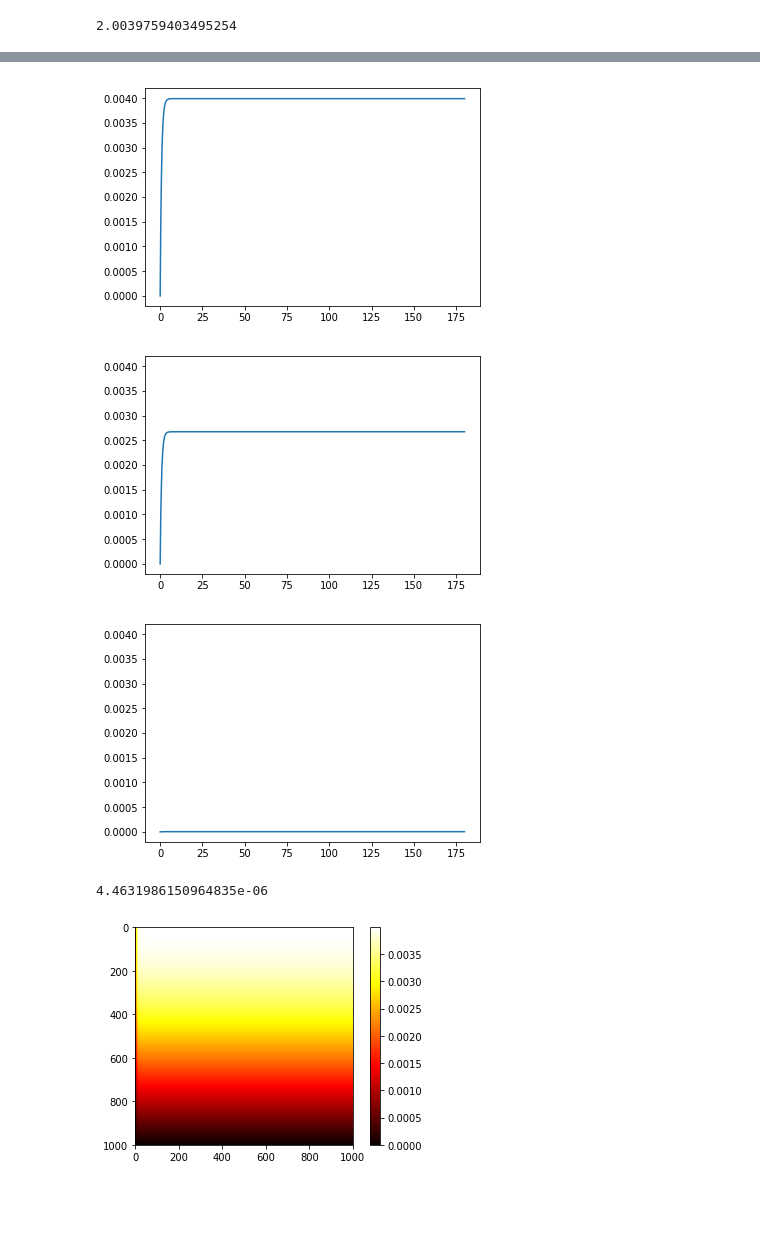
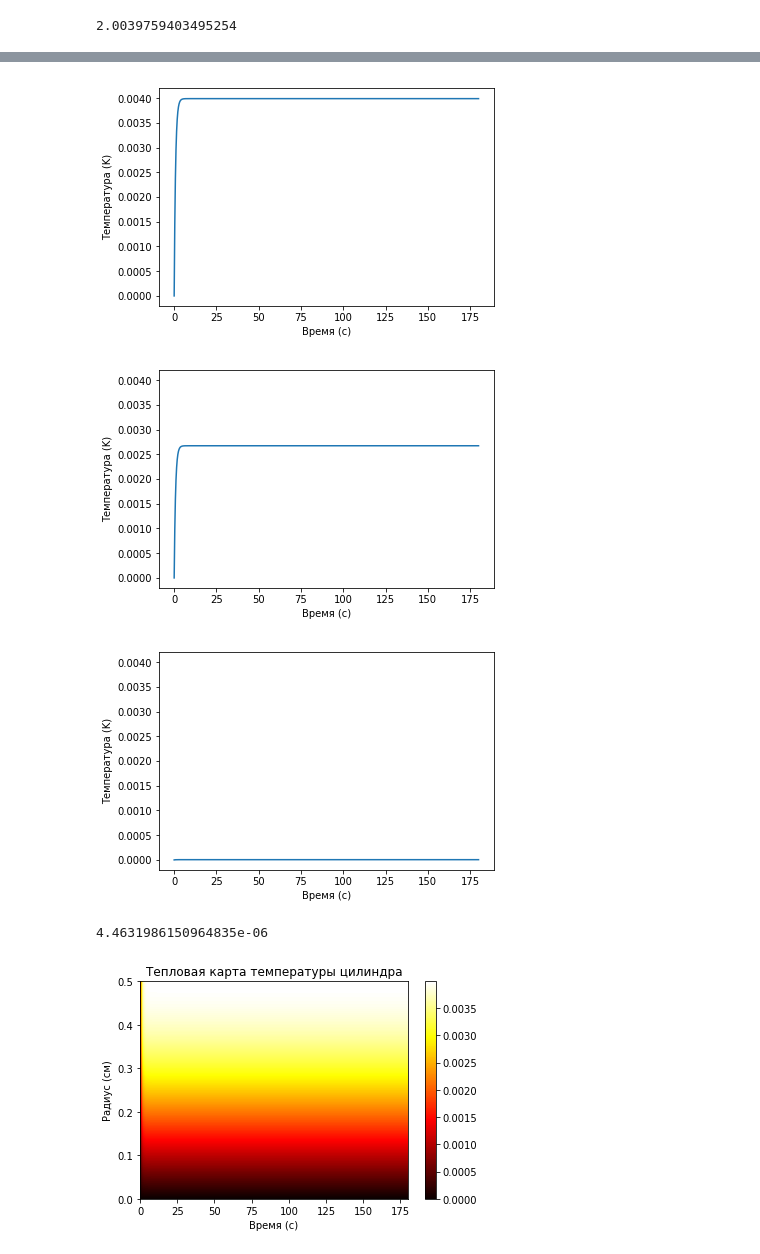
Before and after one commit to LinarKulinar/Numerical-Methods-in-Equations-of-Mathematical-Physics, a Jupyter notebook: analitic_solution.ipynb, the cells around one changed output, grey strips where cells are left out. Saved outputs shown, nothing was run; the diff lists cells and outputs as text; code cells hidden in the pictures; blank space fills up the shorter version.

```diff
--- a/analitic_solution.ipynb
+++ b/analitic_solution.ipynb
@@ -3,13 +3,14 @@ import numpy as np
 import matplotlib.pyplot as plt
 # %%
 # Данные константы
-k = 0.011
-c = 1.6
-alpha = 0.5
-l = 0.5 # длина цилиндра
-radius = 4 # радиус
-beta = 0.008
-t = 180 # время наблюдения
+k = 0.011  # (Вт/см/K)
+c = 1.6  # (Дж/см3/K)
+alpha = 0.5  # (Вт/см/K)
+l = 0.5  # длина цилиндра
+radius = 4  # радиус (см)
+beta = 0.008  # (1/см)
+u0 = 0  # (С)
+t = 180  # время наблюдения (c)
 # %%
 # Задаем число отсчетов и шаги
 num_m = 1000
@@ -17,7 +18,7 @@ num_i = 1000
 tau = t/num_m # шаг по времени
 h = radius/num_i # шаг по координате r
 r_arr = np.linspace(0,l,num_i)
-time_arr = np.linspace(0,t,num_m)
+t_arr = np.linspace(0,t,num_m)
 w = np.zeros((num_i, num_m))
 # %%
 import scipy.optimize
@@ -53,4 +56,6 @@ for i in range(num_i):
         time = m*tau
         r_coordinate = i*h
         w[i,m] = beta/k1*(1-np.exp(-k1/c*time))*scipy.special.jv(0,mu1*r_coordinate/radius)
+# %%
+v = w + u0
 # %%
@@ -74,29 +85,39 @@ plt.show()
 # %%
-plt.plot(time_arr,w[0,:]) # распредление по времени во точке r = 0
+plt.plot(t_arr,v[0,:]) # распредление по времени во точке r = 0
 plt.ylim((-0.0002, 0.0042))
+plt.ylabel('Температура (K)')
+plt.xlabel('Время (с)')
 plt.show()
 # %% [output]
-[figure, old version]
+[figure, new version]
 # %%
-plt.plot(time_arr,w[500,:]) # распредление по времени во точке r = R/2
+plt.plot(t_arr,v[500,:]) # распредление по времени во точке r = R/2
 plt.ylim((-0.0002, 0.0042))
+plt.ylabel('Температура (K)')
+plt.xlabel('Время (с)')
 plt.show()
 # %% [output]
-[figure, old version]
+[figure, new version]
 # %%
-plt.plot(time_arr,w[-1,:]) # распредление по времени во точке r = R
+plt.plot(t_arr,v[-1,:]) # распредление по времени во точке r = R
 plt.ylim((-0.0002, 0.0042))
+plt.ylabel('Температура (K)')
+plt.xlabel('Время (с)')
 plt.show()
 # %% [output]
-[figure, old version]
+[figure, new version]
-# %%
-w[-1,10]
-# %% [output]
-4.4631986150964835e-06
+# %%
+w[-1,10] # Температура на при r = R, во время 10 отсчета
+# %% [output]
+4.4631986150964835e-06
 # %%
 import matplotlib.cm as cmap
-plt.imshow(w, cmap=cmap.hot)
+extent = [np.min(t_arr), np.max(t_arr), np.min(r_arr), np.max(r_arr)]
+plt.imshow(v, cmap=cmap.hot, aspect='auto', extent=extent)
+plt.title("Тепловая карта температуры цилиндра")
+plt.ylabel('Радиус (см)')
+plt.xlabel('Время (с)')
 plt.colorbar()
 plt.show()
 # %% [output]
-[figure, old version]
+[figure, new version]
```
Also changed, not shown: parts of 4 cells of this notebook, 1 other file.
